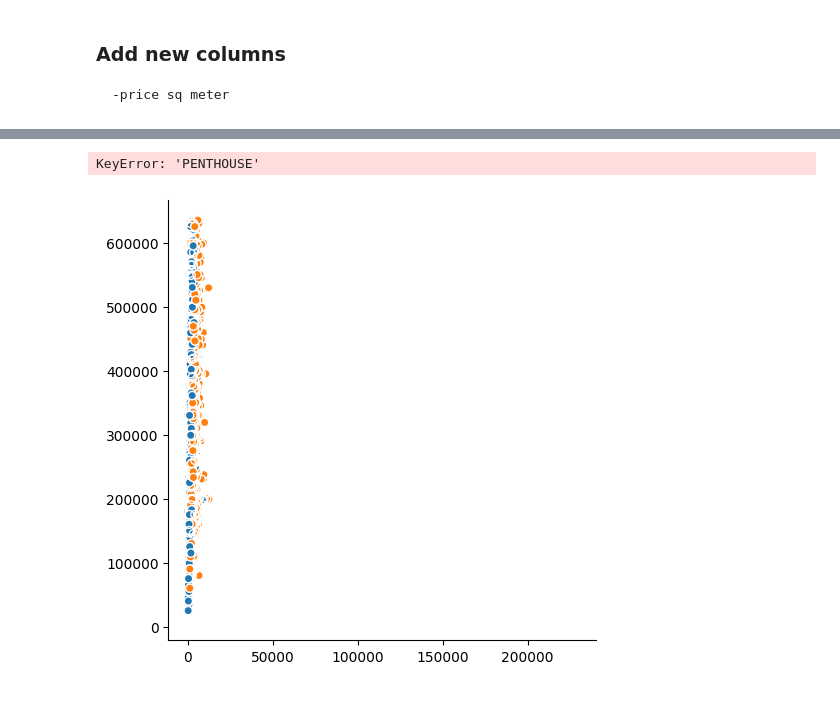
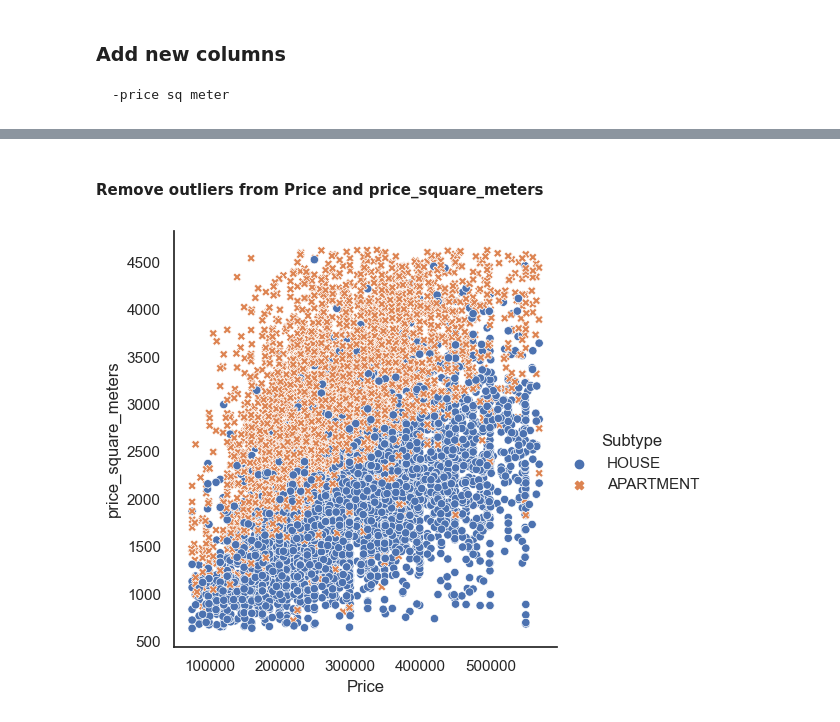
Before and after one commit to Laverdure77/immo_Eliza_Data_Analysis, a Jupyter notebook: main.ipynb, the cells around one changed output, grey strips where cells are left out. Saved outputs shown, nothing was run; the diff lists cells and outputs as text; code cells hidden in the pictures.

```diff
--- a/main.ipynb
+++ b/main.ipynb
@@ -127,0 +156,20 @@ data.head()
+# %%
+sns.set_theme(style="white")
+
+# Generate a large random dataset
+
+# Compute the correlation matrix
+corr = data.corr()
+
+# Generate a mask for the upper triangle
+mask = np.triu(np.ones_like(corr, dtype=bool))
+
+# Set up the matplotlib figure
+f, ax = plt.subplots(figsize=(11, 9))
+
+# Generate a custom diverging colormap
+cmap = sns.diverging_palette(230, 20, as_cmap=True)
+
+# Draw the heatmap with the mask and correct aspect ratio
+sns.heatmap(corr, mask=mask, cmap=cmap, vmax=.3, center=0,
+            square=True, linewidths=.5, cbar_kws={"shrink": .5}, annot=True)
@@ -128,19 +179,27 @@ data.head()
+# %% [markdown]
+#### Remove outliers from Price and price_square_meters
 # %%
-data = data.drop(data[data['Living area'].isna()].index)
-data = data.drop(data[data['price_square_meters'].isna()].index)
-data['price_square_meters'].isnull().sum()
-q1 , q3 = data['Price'].quantile([0.25,0.75])
-iqr = q3 - q1
-# print(q1,q3)
 
-data = data[(data['Price'] > (q1 - 1.5*iqr)) & (data['Price'] < ((q3 + 1.5*iqr)))]
-data = data[(data['price_square_meters'] > (q1 - 1.5*iqr)) & (data['price_square_meters'] < ((q3 + 1.5*iqr)))]
+
+
+q1_price , q3_price = data['Price'].quantile([0.25,0.75])
+iqr_price = q3_price - q1_price
+q1_pricesqm , q3_pricesqm = data['price_square_meters'].quantile([0.25,0.75])
+iqr_pricesqm = q3_pricesqm - q1_pricesqm
+
+iqr_coef = 1
+data = data[(data['Price'] > (q1_price - iqr_coef*iqr_price)) & (data['Price'] < ((q3_price + iqr_coef*iqr_price)))]
+data = data[(data['price_square_meters'] > (q1_pricesqm - iqr_coef*iqr_pricesqm)) & (data['price_square_meters'] < ((q3_pricesqm + iqr_coef*iqr_pricesqm)))]
 # data['Living area'].dtypes
 # data['price_square_meters'].dtypes
-g_price = sns.relplot(x="price_square_meters", y='Price',hue='Subtype',hue_order=['HOUSE','APARTMENT'],kind='scatter', style="Subtype", style_order=['HOUSE','APARTMENT'],  data=data)
-g_price.set(xlim=(0,10000))
+g_price = sns.relplot(x='Price', y='price_square_meters',hue='Subtype',hue_order=['HOUSE','APARTMENT'], kind='scatter', style="Subtype", style_order=['HOUSE','APARTMENT'],  data=data)
+
+g_price
+plt.show()
+
+
+# g_price.set(xlim=(0,10000))
 # %% [output]
-KeyError: 'PENTHOUSE'
-[figure, old version]
+[figure, new version]
 # %%
 data['price_square_meters'].isna().sum()
```
Also changed, not shown: parts of 21 cells of this notebook, 3 other files.
